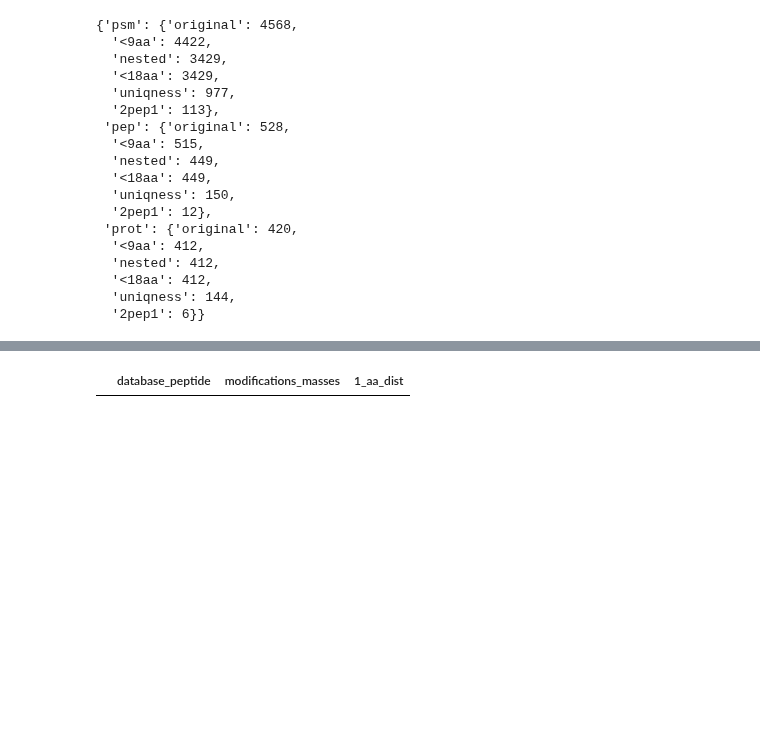
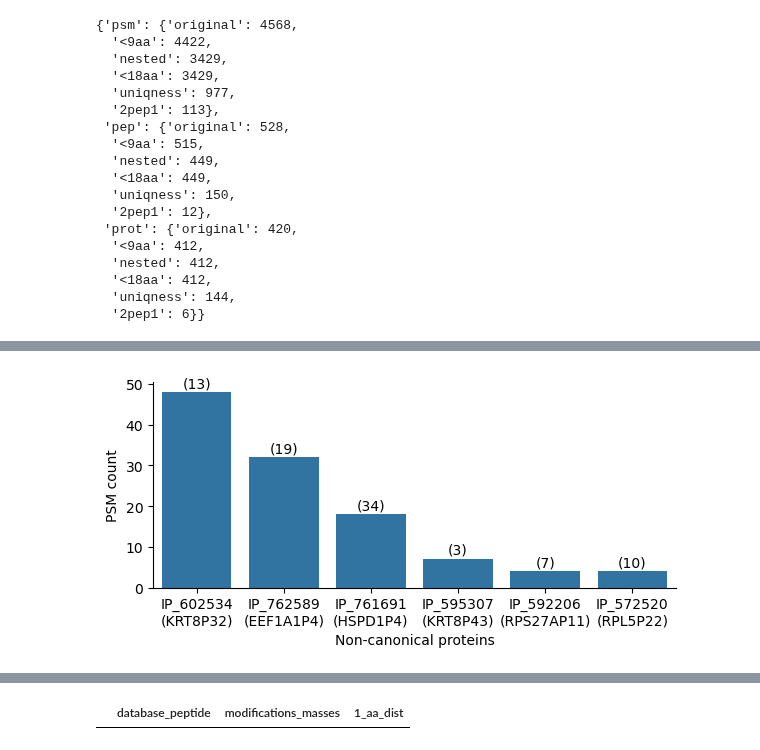
Before and after one commit to CompOmics/oui-discovery, a Jupyter notebook: oui-discovery-vv/explore-3-ionbot-open-noncanon-hpp.ipynb, the cells around one changed output, grey strips where cells are left out. Cells and saved outputs as stored; diff of their text form; code cells hidden in the pictures; blank space fills up the shorter version.

```diff
--- a/oui-discovery-vv/explore-3-ionbot-open-noncanon-hpp.ipynb
+++ b/oui-discovery-vv/explore-3-ionbot-open-noncanon-hpp.ipynb
@@ -380,18 +383,20 @@ psmpep_prnc_pepfilt.drop_duplicates("database_peptide",inplace=True)
 
 #Filter out peptides <9 aa long
 psmpep_prnc_pepfilt=is_goodlength(psmpep_prnc_pepfilt)
-
+psmpep_prnc["<9aa"] = psmpep_prnc["database_peptide"].isin(psmpep_prnc_pepfilt["database_peptide"].tolist())
 #track <9aa
 hpp_countdown=track_hpp_countdown(hpp_countdown, "<9aa", psmpep_prnc_pepfilt, psmpep_prnc)
 
 #Filter out nested peptides
 psmpep_prnc_pepfilt=is_nonnested(psmpep_prnc_pepfilt)
+psmpep_prnc["nested"] = psmpep_prnc["database_peptide"].isin(psmpep_prnc_pepfilt["database_peptide"].tolist())
 
 #track nested
 hpp_countdown=track_hpp_countdown(hpp_countdown, "nested", psmpep_prnc_pepfilt, psmpep_prnc)
 
 #For overlapping peptides, check the total extent length is >=18
 psmpep_prnc_pepfilt=is_nonoverlap(psmpep_prnc_pepfilt)
+psmpep_prnc["<18aa"] = psmpep_prnc["database_peptide"].isin(psmpep_prnc_pepfilt["database_peptide"].tolist())
 
 #track <18aa
 hpp_countdown=track_hpp_countdown(hpp_countdown, "<18aa", psmpep_prnc_pepfilt, psmpep_prnc)
@@ -409,12 +414,14 @@ uniqness_checker["NoMatch"]=uniqness_checker['Subject Accession']=='NO MATCH'
 #mark uniqness
 psmpep_prnc_pepfilt=psmpep_prnc_pepfilt.merge(uniqness_checker[["Peptide","NoMatch"]],left_on="database_peptide",right_on="Peptide",how="left")
 psmpep_prnc_pepfilt=psmpep_prnc_pepfilt[psmpep_prnc_pepfilt.NoMatch!=False]
+psmpep_prnc["uniqness"] = psmpep_prnc["database_peptide"].isin(psmpep_prnc_pepfilt["database_peptide"].tolist())
 
 #track uniqness
 hpp_countdown=track_hpp_countdown(hpp_countdown, "uniqness", psmpep_prnc_pepfilt, psmpep_prnc)
 
 #check for unique 2 peptides, filterout if not
 psmpep_prnc_pepfilt=is_2pep(psmpep_prnc_pepfilt)
+psmpep_prnc["2pep1"] = psmpep_prnc["database_peptide"].isin(psmpep_prnc_pepfilt["database_peptide"].tolist())
 
 #track min 2 proteotypic peptides per protein
 hpp_countdown=track_hpp_countdown(hpp_countdown, "2pep1", psmpep_prnc_pepfilt, psmpep_prnc)
@@ -450,0 +458,2 @@ hpp_countdown
+# %%
+psmpep_prnc_2pep1 = psmpep_prnc[psmpep_prnc['2pep1']].copy(deep=True)
@@ -450,0 +467,11 @@ hpp_countdown
+# %%
+OPtsv_file=f"{root}/oui-discovery-vv-data/raw/ionbot_openprot/human-openprot-2_0-refprots+altprots+isoforms-uniprot2022_06_01.tsv"
+OPtsv=pd.read_csv(OPtsv_file,sep="\t",header=None)
+OPtsv.columns=["protein accession","protein accession (others)","protein type","protein length (a.a.)",
+               "molecular weight (kDa)","isoelectric point","frame","gene symbol","chr","start genomic coordinates",
+               "stop genomic coordinates","strand","transcript accession","type","localization","start transcript coordinates",
+               "stop transcript coordinates","MS score","TE Translation Event score","Orthology Across 10 Species #:Species Names",
+               "Kozak motif","High-efficiency TIS motif"]#,"Domains"]
+#Trimm version number from ENS identifier
+#OPtsv["trx_stab"]=OPtsv["transcript accession"].str[0:15]
+OPtsv = OPtsv[OPtsv['protein accession'].isin(psmpep_prnc_2pep1.leadprot.unique().tolist())]
@@ -450,0 +489,34 @@ hpp_countdown
+# %%
+# psm suport? - barplot
+
+# Count PSMs per leadprot
+counts = psmpep_prnc_2pep1['leadprot'].value_counts()
+order = counts.index.tolist()
+
+# Reorder OPtsv to match leadprot order
+OPtsv["protein accession"] = pd.Categorical(OPtsv["protein accession"], categories=order, ordered=True)
+OPtsv = OPtsv.sort_values("protein accession")
+
+# Create custom x-axis labels: "protein accession (gene symbol)"
+xticks = OPtsv.apply(lambda x: f'{x["protein accession"]}\n({x["gene symbol"]})', axis=1).tolist()
+
+# Extract the MS scores in same order
+ms_scores = OPtsv["MS score"].tolist()
+
+# --- PLOT ---
+plt.figure(figsize=(6, 3))
+ax = sns.barplot(x=counts.index, y=counts.values)
+sns.despine()
+
+plt.xlabel("Non-canonical proteins")
+plt.ylabel("PSM count")
+plt.xticks(range(len(xticks)), xticks, rotation=0, ha="center")
+
+# --- Add MS score text above each bar ---
+for i, (count, ms) in enumerate(zip(counts.values, ms_scores)):
+    ax.text(i, count + 0.5, f"({ms})", ha="center", va="bottom", fontsize=10, color="black")
+
+plt.tight_layout()
+plt.savefig(f"{plot_dir}/nc_passhpp_psm.svg",format='svg', bbox_inches = 'tight')
+# %% [output]
+[figure, added]
```
Also changed, not shown: parts of 84 cells of this notebook, 29 other files.
